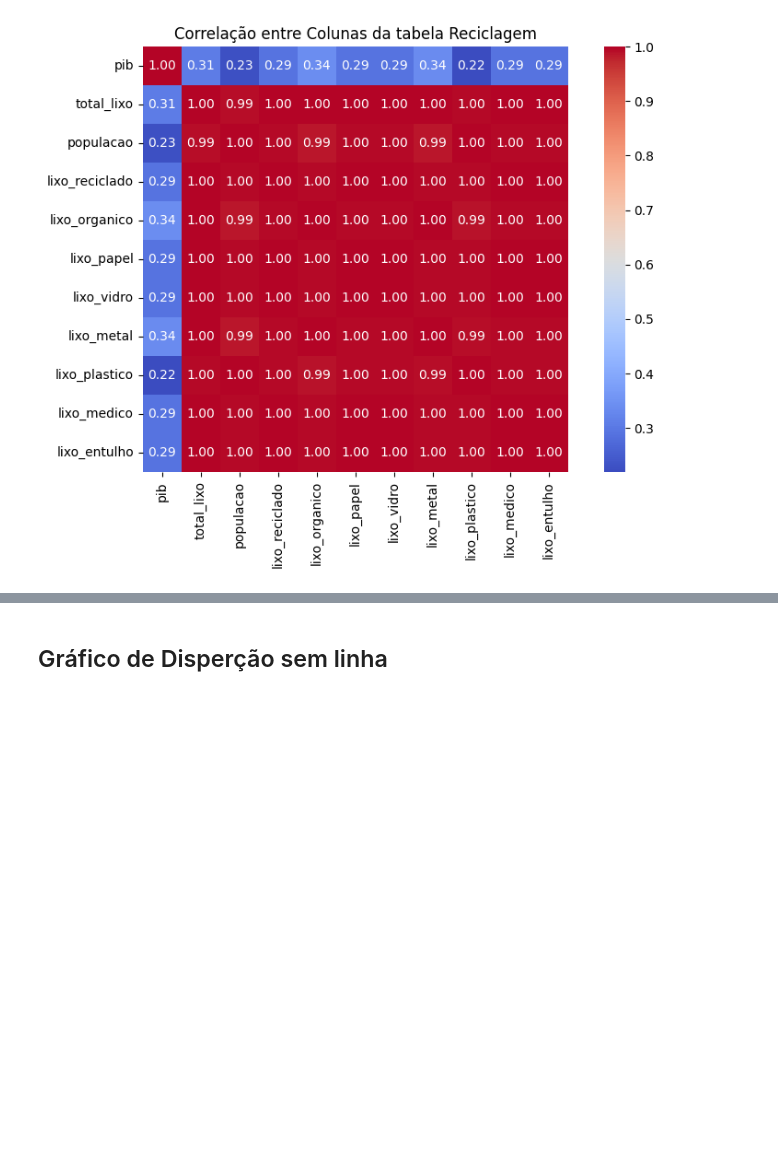
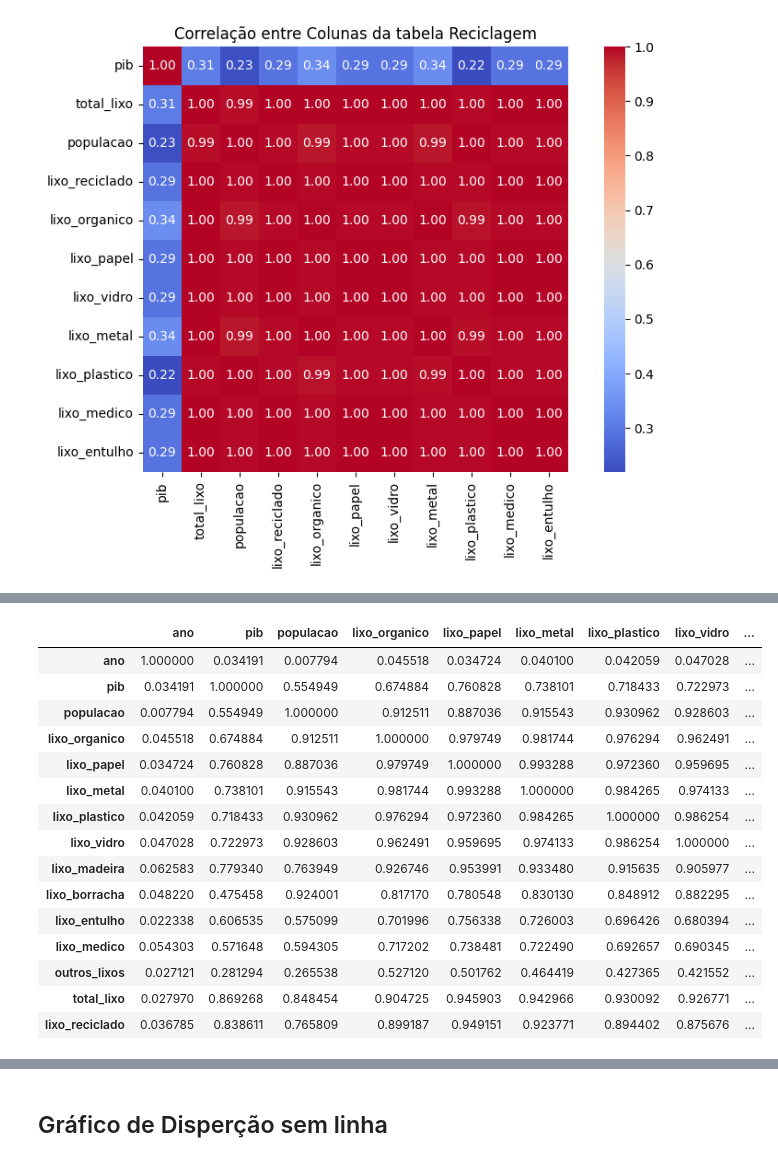
Before and after one commit to rafaelflorentino/Python, a Jupyter notebook: IA/Projeto_lixo/collab.ipynb, the cells around one changed output, grey strips where cells are left out. Saved outputs shown, nothing was run; the diff lists cells and outputs as text; code cells hidden in the pictures; blank space fills up the shorter version.

```diff
--- a/IA/Projeto_lixo/collab.ipynb
+++ b/IA/Projeto_lixo/collab.ipynb
@@ -145,0 +160,19 @@ plt.show()
+# %%
+df_2.corr()
+# %% [output]
+|  | ano | pib | populacao | lixo_organico | lixo_papel | lixo_metal | lixo_plastico | lixo_vidro | ... |
+| ano | 1.000000 | 0.034191 | 0.007794 | 0.045518 | 0.034724 | 0.040100 | 0.042059 | 0.047028 | ... |
+| pib | 0.034191 | 1.000000 | 0.554949 | 0.674884 | 0.760828 | 0.738101 | 0.718433 | 0.722973 | ... |
+| populacao | 0.007794 | 0.554949 | 1.000000 | 0.912511 | 0.887036 | 0.915543 | 0.930962 | 0.928603 | ... |
+| lixo_organico | 0.045518 | 0.674884 | 0.912511 | 1.000000 | 0.979749 | 0.981744 | 0.976294 | 0.962491 | ... |
+| lixo_papel | 0.034724 | 0.760828 | 0.887036 | 0.979749 | 1.000000 | 0.993288 | 0.972360 | 0.959695 | ... |
+| lixo_metal | 0.040100 | 0.738101 | 0.915543 | 0.981744 | 0.993288 | 1.000000 | 0.984265 | 0.974133 | ... |
+| lixo_plastico | 0.042059 | 0.718433 | 0.930962 | 0.976294 | 0.972360 | 0.984265 | 1.000000 | 0.986254 | ... |
+| lixo_vidro | 0.047028 | 0.722973 | 0.928603 | 0.962491 | 0.959695 | 0.974133 | 0.986254 | 1.000000 | ... |
+| lixo_madeira | 0.062583 | 0.779340 | 0.763949 | 0.926746 | 0.953991 | 0.933480 | 0.915635 | 0.905977 | ... |
+| lixo_borracha | 0.048220 | 0.475458 | 0.924001 | 0.817170 | 0.780548 | 0.830130 | 0.848912 | 0.882295 | ... |
+| lixo_entulho | 0.022338 | 0.606535 | 0.575099 | 0.701996 | 0.756338 | 0.726003 | 0.696426 | 0.680394 | ... |
+| lixo_medico | 0.054303 | 0.571648 | 0.594305 | 0.717202 | 0.738481 | 0.722490 | 0.692657 | 0.690345 | ... |
+| outros_lixos | 0.027121 | 0.281294 | 0.265538 | 0.527120 | 0.501762 | 0.464419 | 0.427365 | 0.421552 | ... |
+| total_lixo | 0.027970 | 0.869268 | 0.848454 | 0.904725 | 0.945903 | 0.942966 | 0.930092 | 0.926771 | ... |
+| lixo_reciclado | 0.036785 | 0.838611 | 0.765809 | 0.899187 | 0.949151 | 0.923771 | 0.894402 | 0.875676 | ... |
```
Also changed, not shown: parts of 5 cells of this notebook.
